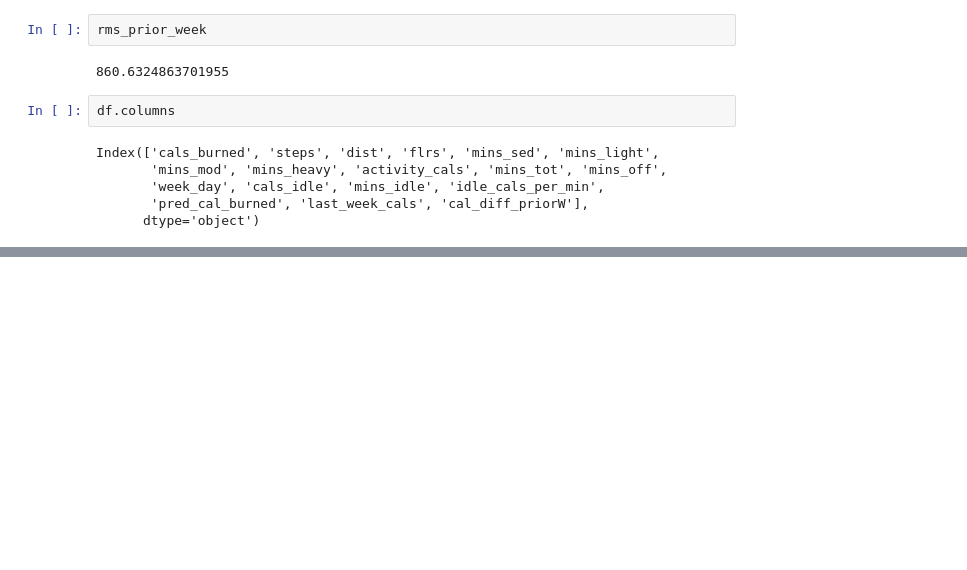
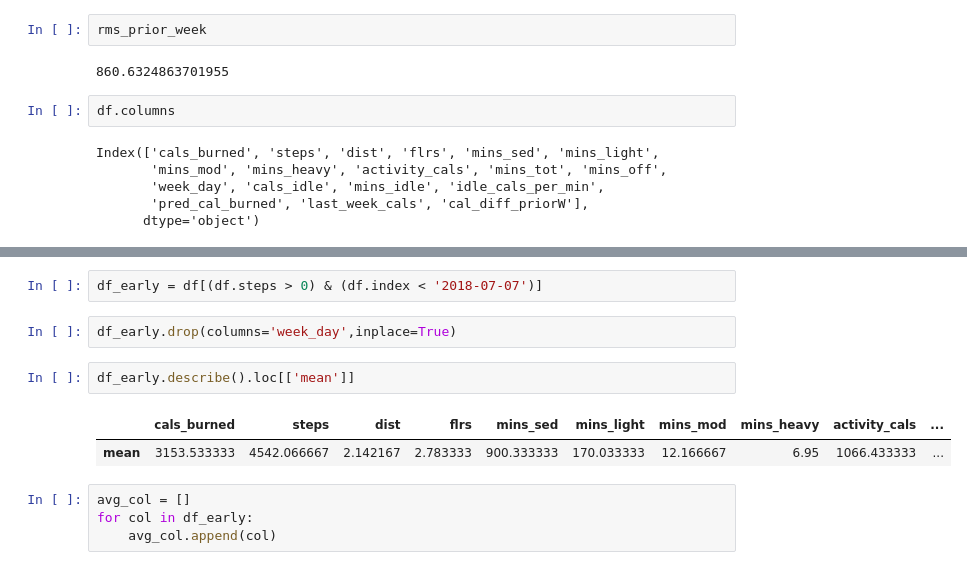
Before and after one commit to DoubleStufERoe/BayesP05_Fitbit, a Jupyter notebook: scratch_jeff.ipynb, the cells around one changed output, grey strips where cells are left out. Cells and saved outputs as stored; diff of their text form; blank space fills up the shorter version.

```diff
--- a/scratch_jeff.ipynb
+++ b/scratch_jeff.ipynb
@@ -227,0 +235,13 @@ Index(['cals_burned', 'steps', 'dist', 'flrs', 'mins_sed', 'mins_light',
+# %%
+df_early = df[(df.steps > 0) & (df.index < '2018-07-07')]
+# %%
+df_early.drop(columns='week_day',inplace=True)
+# %%
+df_early.describe().loc[['mean']]
+# %% [output]
+|  | cals_burned | steps | dist | flrs | mins_sed | mins_light | mins_mod | mins_heavy | activity_cals | ... |
+| mean | 3153.533333 | 4542.066667 | 2.142167 | 2.783333 | 900.333333 | 170.033333 | 12.166667 | 6.95 | 1066.433333 | ... |
+# %%
+avg_col = []
+for col in df_early:
+    avg_col.append(col)
```
Also changed, not shown: parts of 10 cells of this notebook, 2 other files.
